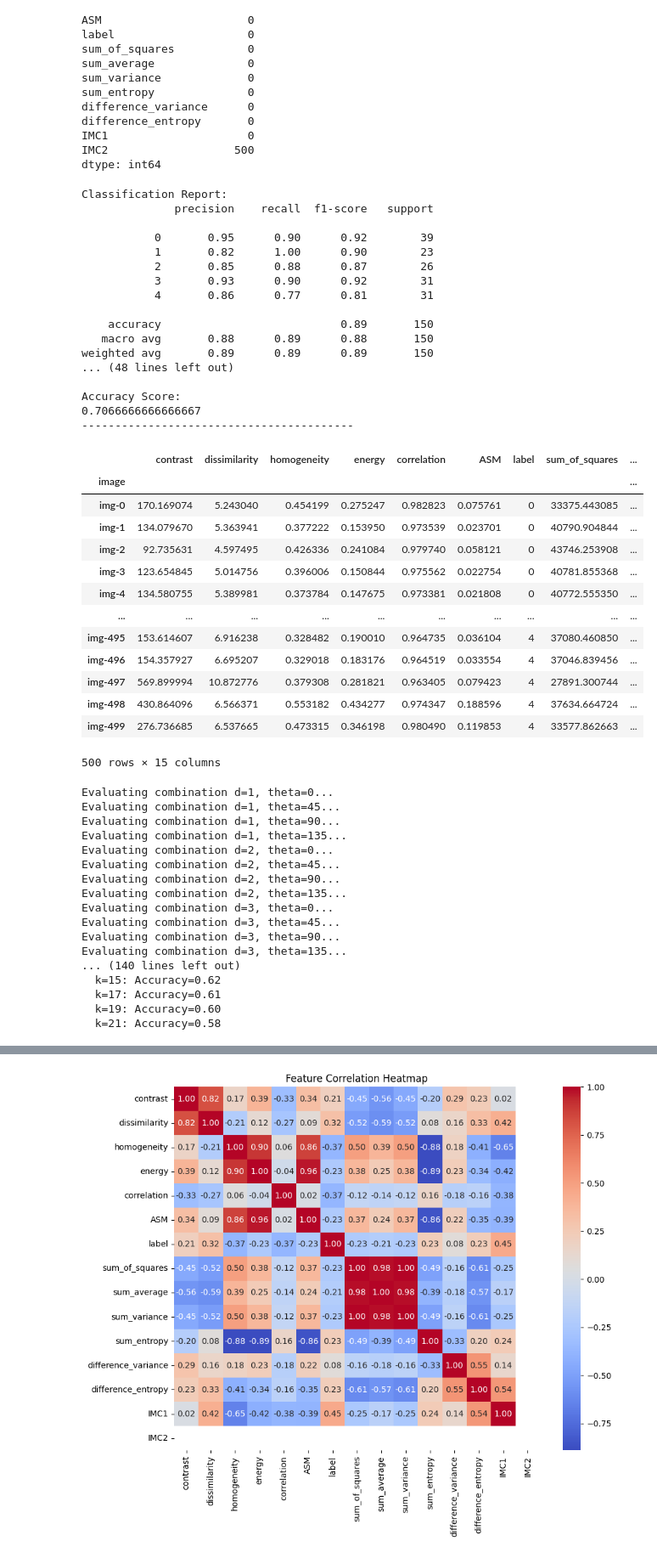
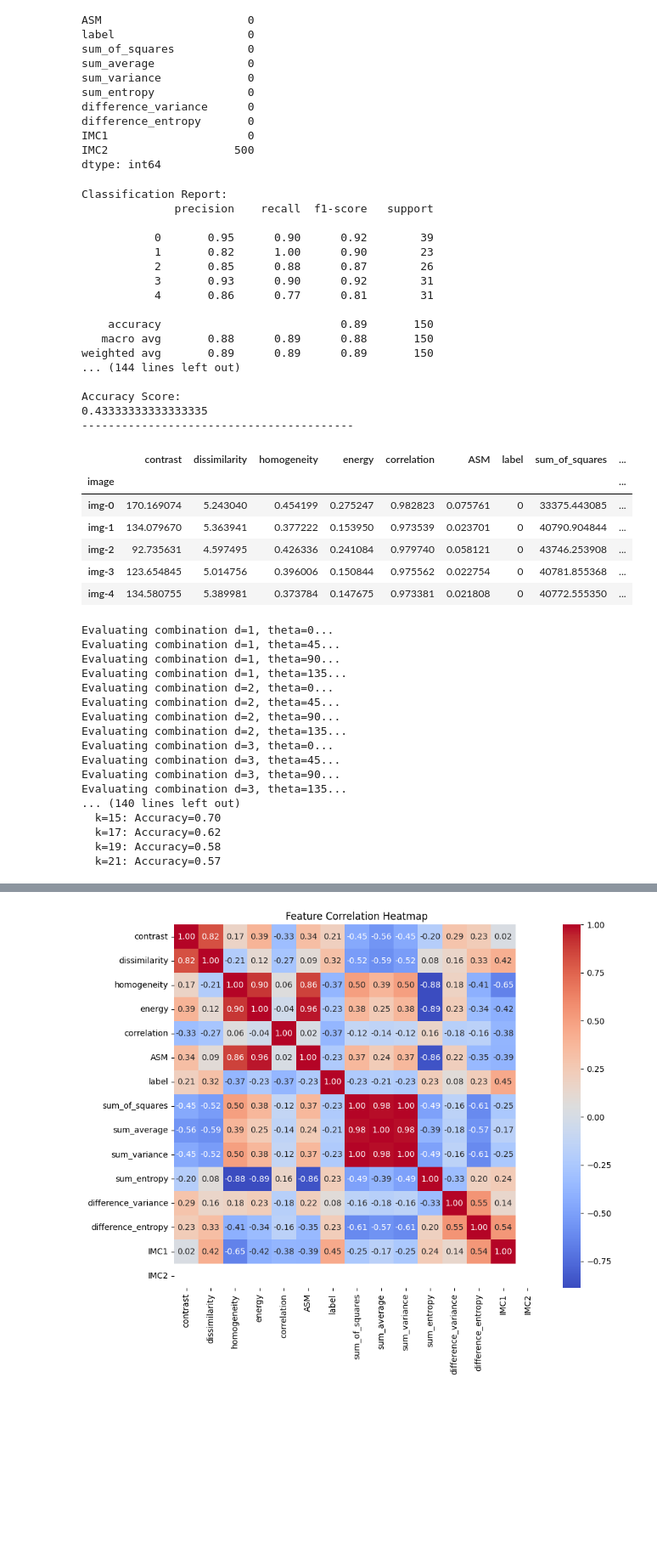
Before and after one commit to Bagusdevaa/Apple-Classfication-using-Harralick-and-KNN, a Jupyter notebook: EDA.ipynb, the cells around one changed output, grey strips where cells are left out. Shown at 85% size. Saved outputs shown, nothing was run; the diff lists cells and outputs as text; code cells hidden in the pictures; blank space fills up the shorter version.

```diff
--- a/EDA.ipynb
+++ b/EDA.ipynb
@@ -303,7 +302,7 @@ y = df_test['label']  # Kolom 'label'
 X_train, X_test, y_train, y_test = train_test_split(X, y, test_size=0.3, random_state=42)
 # %%
 # Inisialisasi model KNN
-for k in range(3, 10, 2):
+for k in range(3, 22, 2):
     knn = KNeighborsClassifier(n_neighbors=k)  # Gunakan 3 tetangga terdekat (k=3)
 
     # Latih model dengan data training
@@ -333,25 +332,18 @@ Classification Report:
     accuracy                           0.89       150
    macro avg       0.88      0.89      0.88       150
 weighted avg       0.89      0.89      0.89       150
-... (48 lines left out)
+... (144 lines left out)
 
 Accuracy Score:
-0.7066666666666667
+0.43333333333333335
 -----------------------------------------
 # %%
-df_test
+df_test.head()
 # %% [output]
 |  | contrast | dissimilarity | homogeneity | energy | correlation | ASM | label | sum_of_squares | ... |
 | image |  |  |  |  |  |  |  |  | ... |
 | img-0 | 170.169074 | 5.243040 | 0.454199 | 0.275247 | 0.982823 | 0.075761 | 0 | 33375.443085 | ... |
 | img-1 | 134.079670 | 5.363941 | 0.377222 | 0.153950 | 0.973539 | 0.023701 | 0 | 40790.904844 | ... |
 | img-2 | 92.735631 | 4.597495 | 0.426336 | 0.241084 | 0.979740 | 0.058121 | 0 | 43746.253908 | ... |
 | img-3 | 123.654845 | 5.014756 | 0.396006 | 0.150844 | 0.975562 | 0.022754 | 0 | 40781.855368 | ... |
 | img-4 | 134.580755 | 5.389981 | 0.373784 | 0.147675 | 0.973381 | 0.021808 | 0 | 40772.555350 | ... |
-| ... | ... | ... | ... | ... | ... | ... | ... | ... | ... |
-| img-495 | 153.614607 | 6.916238 | 0.328482 | 0.190010 | 0.964735 | 0.036104 | 4 | 37080.460850 | ... |
-| img-496 | 154.357927 | 6.695207 | 0.329018 | 0.183176 | 0.964519 | 0.033554 | 4 | 37046.839456 | ... |
-| img-497 | 569.899994 | 10.872776 | 0.379308 | 0.281821 | 0.963405 | 0.079423 | 4 | 27891.300744 | ... |
-| img-498 | 430.864096 | 6.566371 | 0.553182 | 0.434277 | 0.974347 | 0.188596 | 4 | 37634.664724 | ... |
-| img-499 | 276.736685 | 6.537665 | 0.473315 | 0.346198 | 0.980490 | 0.119853 | 4 | 33577.862663 | ... |
-500 rows × 15 columns
@@ -368,8 +353,9 @@ from sklearn.neighbors import KNeighborsClassifier
 from sklearn.metrics import accuracy_score
 import pandas as pd
 
-# Dictionary untuk menyimpan hasil akurasi
+# Dictionary untuk menyimpan hasil akurasi dan neighbors info
 results = {}
+neighbors_info = {}
 
 # Iterasi melalui semua kombinasi (d, theta)
 for (d, theta), df in feature_dataframes_test.items():
@@ -382,7 +368,7 @@ for (d, theta), df in feature_dataframes_test.items():
     df_ngetestt[numeric_features] = scaler.fit_transform(df_ngetestt[numeric_features])
 
     # Pisahkan fitur (X) dan label (y)
-    X = df_ngetestt.drop(columns=['label', 'IMC2','difference_entropy', 'ASM', 'image'])  # Semua kolom kecuali 'image' dan 'label'
+    X = df_ngetestt.drop(columns=['label', 'IMC2', 'image'])  # Semua kolom kecuali 'image' dan 'label'
     y = df_ngetestt['label']  # Kolom 'label'
 
     # Bagi data menjadi training dan testing set
@@ -390,6 +376,7 @@ for (d, theta), df in feature_dataframes_test.items():
 
     # Dictionary untuk menyimpan akurasi per nilai k
     accuracy_per_k = {}
+    neighbors_per_k = {}
 
     # Coba nilai k dari 3 hingga 15
     for k in range(3, 22, 2):
@@ -402,6 +389,9 @@ for (d, theta), df in feature_dataframes_test.items():
         # Get the distances and indices of the k nearest neighbors for the test set
         distances, indices = knn.kneighbors(X_test)
 
+        # Simpan distances dan indices untuk k ini
+        neighbors_per_k[k] = {'distances': distances, 'indices': indices}
+
         # Prediksi label untuk data testing
         y_pred = knn.predict(X_test)
 
@@ -409,9 +399,9 @@ for (d, theta), df in feature_dataframes_test.items():
         accuracy = accuracy_score(y_test, y_pred)
         accuracy_per_k[k] = accuracy
 
-
-    # Simpan hasil akurasi untuk kombinasi (d, theta)
+    # Simpan hasil akurasi dan neighbors info untuk kombinasi (d, theta)
     results[(d, theta)] = accuracy_per_k
+    neighbors_info[(d, theta)] = neighbors_per_k
 
 # Tampilkan hasil
 for (d, theta), accuracies in results.items():
@@ -432,8 +422,8 @@ Evaluating combination d=3, theta=45...
 Evaluating combination d=3, theta=90...
 Evaluating combination d=3, theta=135...
 ... (140 lines left out)
-  k=15: Accuracy=0.62
-  k=17: Accuracy=0.61
-  k=19: Accuracy=0.60
-  k=21: Accuracy=0.58
+  k=15: Accuracy=0.70
+  k=17: Accuracy=0.62
+  k=19: Accuracy=0.58
+  k=21: Accuracy=0.57
 # %%
```
Also changed, not shown: parts of 5 cells of this notebook.
